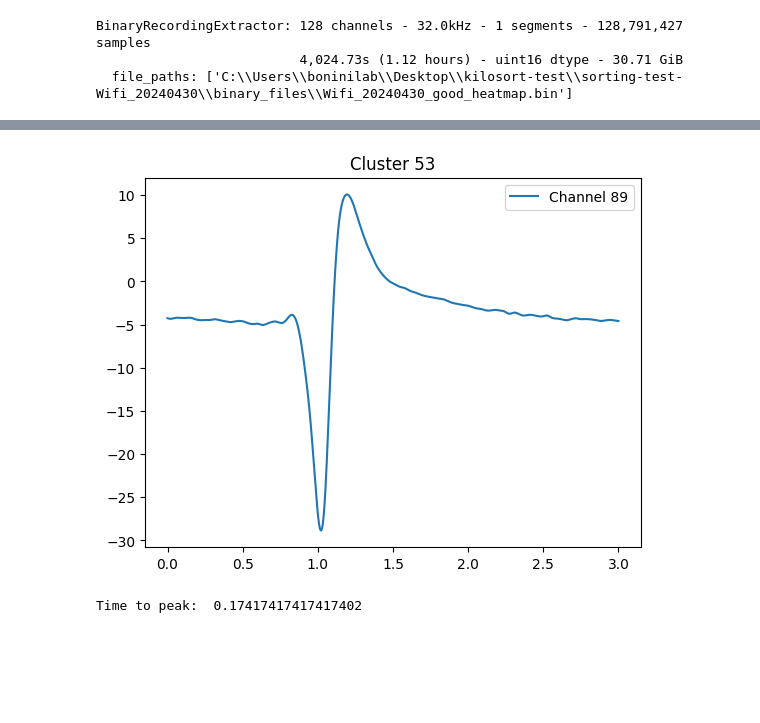
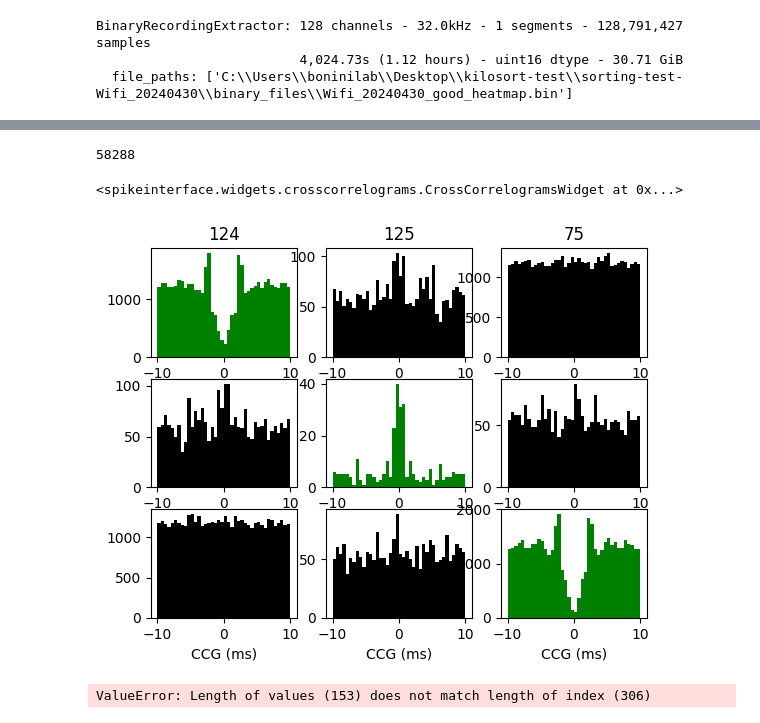
Before and after one commit to mdima98/spikesorting-boninilab, a Jupyter notebook: postprocessing/spikeinterface-postprocessing.ipynb, the cells around one changed output, grey strips where cells are left out. Saved outputs shown, nothing was run; the diff lists cells and outputs as text; code cells hidden in the pictures; blank space fills up the shorter version.

```diff
--- a/postprocessing/spikeinterface-postprocessing.ipynb
+++ b/postprocessing/spikeinterface-postprocessing.ipynb
@@ -201,0 +294,6 @@ plt.legend()
+# %%
+session = "Wifi_20240430"
+channel = "099"
+len( [neurons[i]["spk_times"] for i in range(total_neurons_number) if channel in neurons[i]["id"] and neurons[i]["session"] == session][0] )
+# %% [output]
+58288
@@ -201,0 +313,12 @@ plt.legend()
+# %%
+# Plot correlograms
+from spikeinterface.widgets import plot_crosscorrelograms
+
+plot_crosscorrelograms(
+    analyzer,
+    unit_ids=[124, 125, 75],
+    backend="matplotlib"
+)
+# %% [output]
+<spikeinterface.widgets.crosscorrelograms.CrossCorrelogramsWidget at 0x...>
+[figure, added]
@@ -201,0 +327,7 @@ plt.legend()
+# %%
+from spikeinterface.widgets import plot_sorting_summary
+
+# this will open the GUI in a different window
+plot_sorting_summary(sorting_analyzer=analyzer, unit_ids=cluster_ids, curation=True, backend='spikeinterface_gui')
+# %% [output]
+ValueError: Length of values (153) does not match length of index (306)
@@ -202,6 +343,6 @@ plt.legend()
 # %%
 cluster_ids = sorting.get_unit_ids()
-unit_id = 53
+unit_id = 76
 channel_id = analyzer.sparsity.unit_id_to_channel_ids[unit_id][0]
 
 fig, ax = plt.subplots()
@@ -232,9 +373,6 @@ tr_idx = np.argmin(template_upsampled)
 pk_idx = tr_idx + np.argmax(template_upsampled[tr_idx:])
 ttp = wf_times[pk_idx] - wf_times[tr_idx]
 print("Time to peak: ", ttp)
-# %% [output]
-[figure, removed]
-Time to peak:  0.17417417417417402
 # %%
 # analyzer.compute(
 #     input="template_metrics", upsampling_factor=npoints,
```
Also changed, not shown: parts of 13 cells of this notebook.
